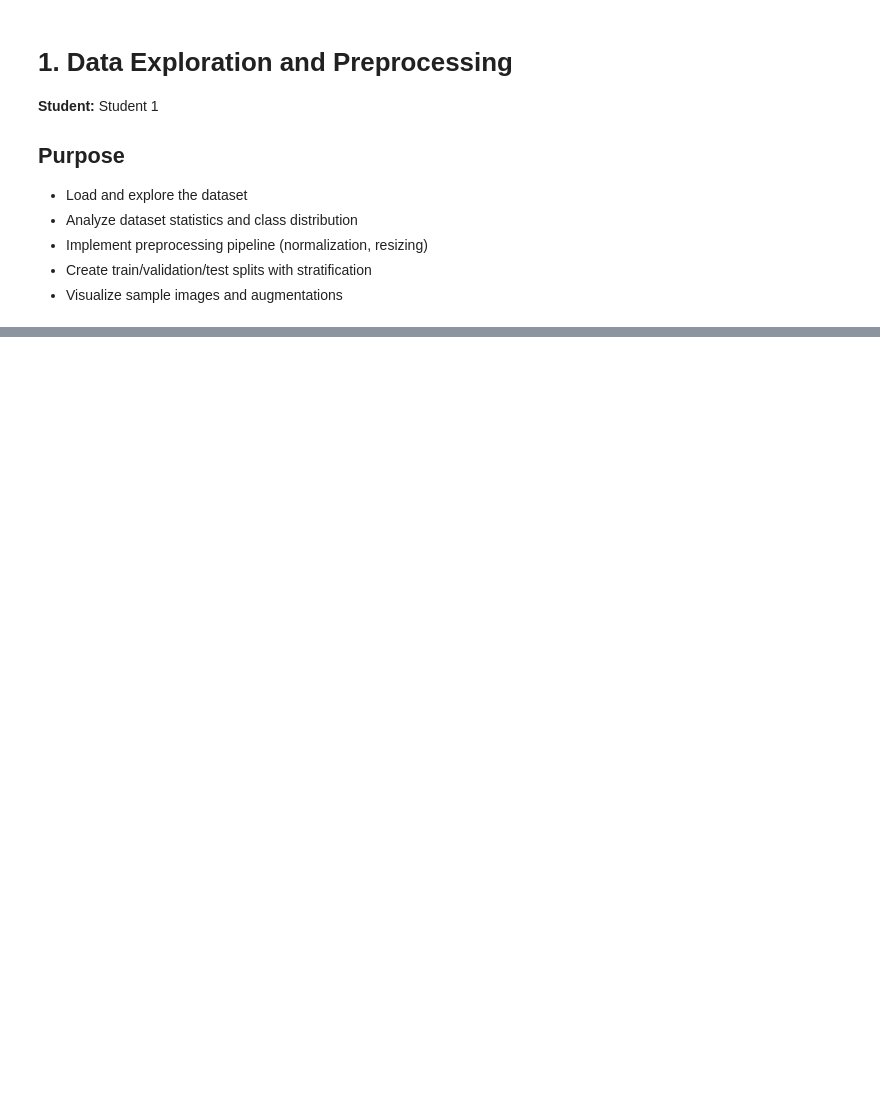
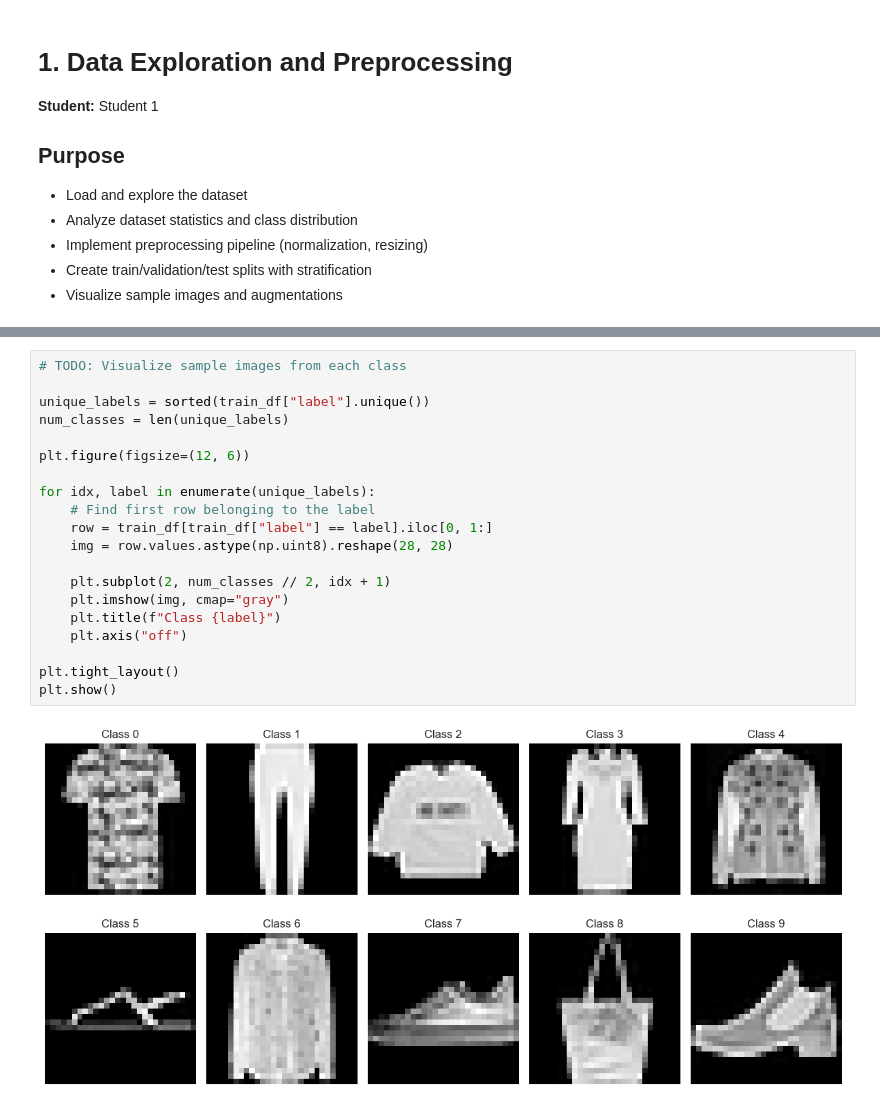
Before and after one commit to Skelligg/DL_Machine_Vision_Project, a Jupyter notebook: notebooks/01_data_exploration_preprocessing.ipynb, the cells around one changed output, grey strips where cells are left out. Drawn from its saved outputs; the diff is of its cells as text; blank space fills up the shorter version.

```diff
--- a/notebooks/01_data_exploration_preprocessing.ipynb
+++ b/notebooks/01_data_exploration_preprocessing.ipynb
@@ -41,0 +97,22 @@
+# %%
+# TODO: Visualize sample images from each class
+
+unique_labels = sorted(train_df["label"].unique())
+num_classes = len(unique_labels)
+
+plt.figure(figsize=(12, 6))
+
+for idx, label in enumerate(unique_labels):
+    # Find first row belonging to the label
+    row = train_df[train_df["label"] == label].iloc[0, 1:]
+    img = row.values.astype(np.uint8).reshape(28, 28)
+
+    plt.subplot(2, num_classes // 2, idx + 1)
+    plt.imshow(img, cmap="gray")
+    plt.title(f"Class {label}")
+    plt.axis("off")
+
+plt.tight_layout()
+plt.show()
+# %% [output]
+[figure, added]
```
Also changed, not shown: parts of 17 cells of this notebook, 4 other files.
